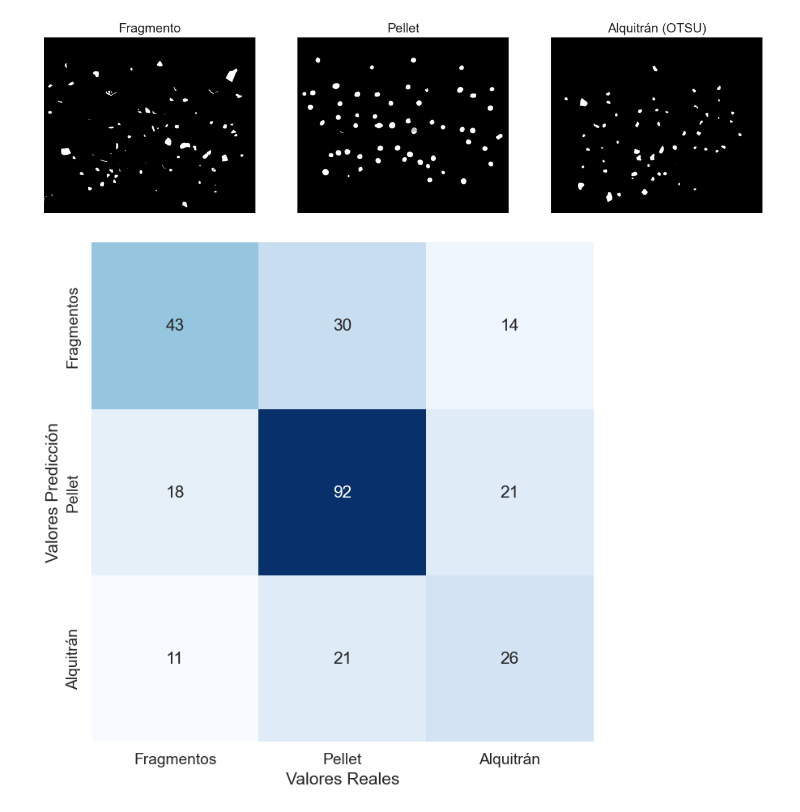
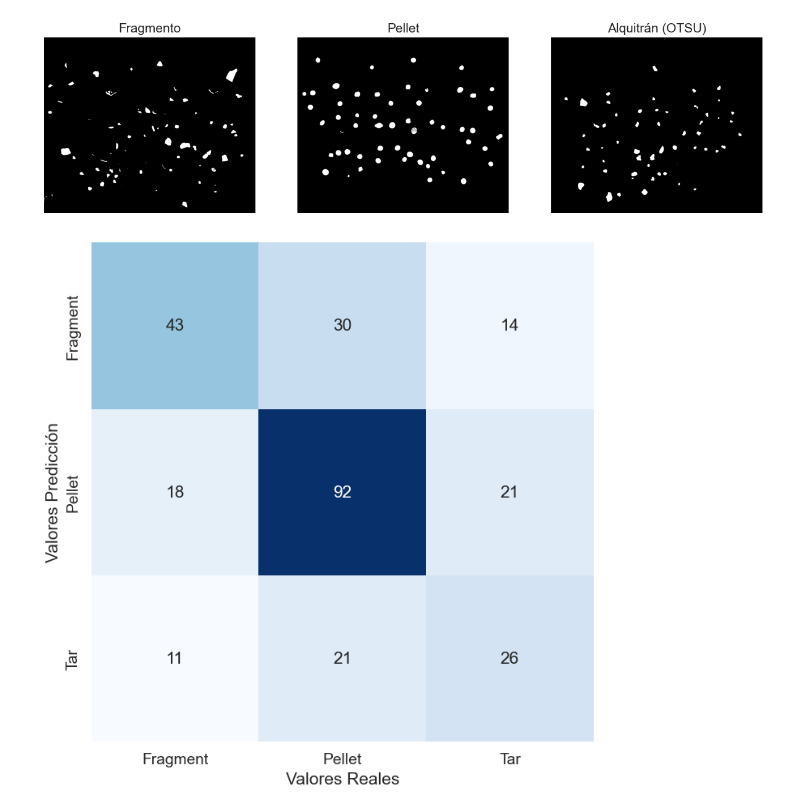
Before and after one commit to pablosanttanaa/VC, a Jupyter notebook: Práctica 3/P3/VC_P3.ipynb, the cells around one changed output. Cells and saved outputs as stored; diff of their text form; code cells hidden in the pictures.

```diff
--- a/Práctica 3/P3/VC_P3.ipynb
+++ b/Práctica 3/P3/VC_P3.ipynb
@@ -249,7 +66,9 @@ Clipping input data to the valid range for imshow with RGB data ([0..1] for floa
 # %% [markdown]
 TAREA: Captura una o varias imágenes con monedas no solapadas, y otras con monedas solapadas. Identificada una moneda de un euro en la imagen, por ejemplo con un clic de ratón, calcular la cantidad de dinero presente en la imagen. ¿Qué problemas han observado?
 # %%
-dinero = cv2.imread('solapadas.jpg')
+dinero = cv2.imread('dinero.jpg')
+#dinero = cv2.imread('solapadas.jpg')
+
 dinero_rgb = cv2.cvtColor(dinero, cv2.COLOR_BGR2RGB)
 
 # Conversión a gris y suavizado de altas frecuencias
@@ -450,22 +242,18 @@ plt.show()
 # %% [output]
 [figure]
 # %%
-import cv2
-import numpy as np
-import matplotlib.pyplot as plt
-import seaborn as sns
-
-def contar(imagen):
-    # Encontrar los contornos en la imagen
+def contar_elementos(imagen):
+    # Encontrar los contornos de las imágenes
     contornos, _ = cv2.findContours(imagen, cv2.RETR_EXTERNAL, cv2.CHAIN_APPROX_SIMPLE)
 
-    # Inicializar contadores
+    # Inicializar contadores de elementos
     fragmentos = 0
     pellet = 0
     alquitran = 0
 
     for contorno in contornos:
-        # Obtener medidas del contorno
+
+        # Medidas del contorno
         area = cv2.contourArea(contorno)
         perimetro = cv2.arcLength(contorno, True)
         _, _, w, h = cv2.boundingRect(contorno)
@@ -481,39 +269,39 @@ def contar(imagen):
             eje_mayor = elipse[1][1]
             eje_menor = elipse[1][0]
             relacion_ejes_elipse = eje_menor / eje_mayor
 
         # Calcular relación de aspecto
         relacion_aspecto = w / h
 
-        # Calcular relación entre el área del contorno y el área del contenedor
+        # Calcular relación entre el área del contorno y el contenedor
         relacion_area_contenedor = area / (w * h)
 
         # Clasificar elementos
         if compacidad < 15.9 and np.isclose(relacion_aspecto, 1.0, rtol=1):
             pellet += 1
         elif relacion_area_contenedor < 0.65 and relacion_ejes_elipse < 0.78:
             fragmentos += 1
         else:
             alquitran += 1
 
     return [fragmentos, pellet, alquitran]
 
 # Contar elementos de cada clase en cada imagen
-conteo_fragmentos = contar(frag_umbral)
-conteo_pellet = contar(pel_umbral)
-conteo_alquitran = contar(tar_umbral)
+total_frag = contar_elementos(frag_umbral)
+total_pellet = contar_elementos(pel_umbral)
+total_alquitran = contar_elementos(tar_umbral)
 
-# Crear una matriz de confusión global
-matriz_confusion = np.array([conteo_fragmentos, conteo_pellet, conteo_alquitran])
+# Crear una matriz de confusión
+matriz_confusion = np.array([total_frag, total_pellet, total_alquitran])
 
 # Visualizar la matriz de confusión
 plt.figure(figsize=(8, 8))
 sns.set(font_scale=1.25)
 sns.heatmap(matriz_confusion, annot=True, fmt='d', cbar=False, cmap='Blues',
-            xticklabels=['Fragmentos', 'Pellet', 'Alquitrán'],
-            yticklabels=['Fragmentos', 'Pellet', 'Alquitrán'])
+            xticklabels=['Fragment', 'Pellet', 'Tar'],
+            yticklabels=['Fragment', 'Pellet', 'Tar'])
 plt.xlabel("Valores Reales")
 plt.ylabel("Valores Predicción")
 plt.show()
 # %% [output]
-[figure, old version]
+[figure, new version]
```
Also changed, not shown: parts of 15 cells of this notebook, 4 other files.
